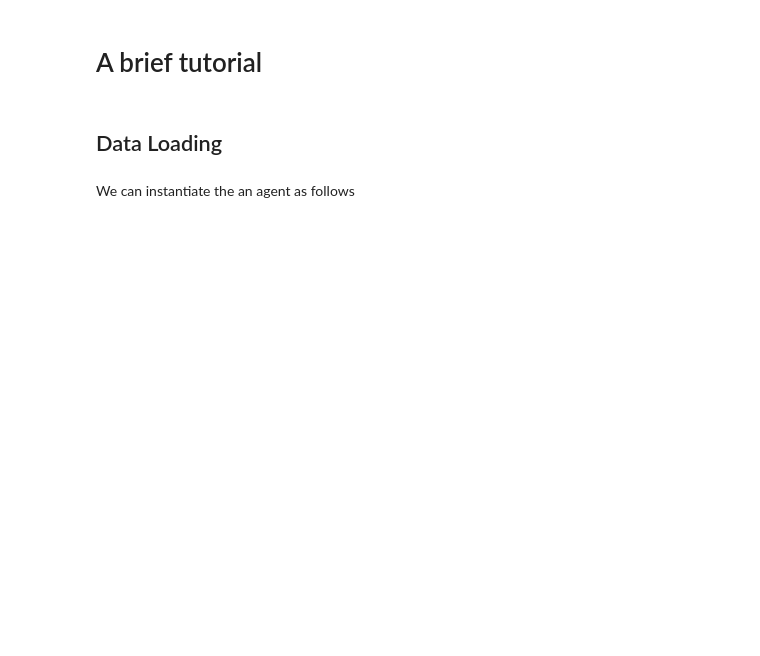
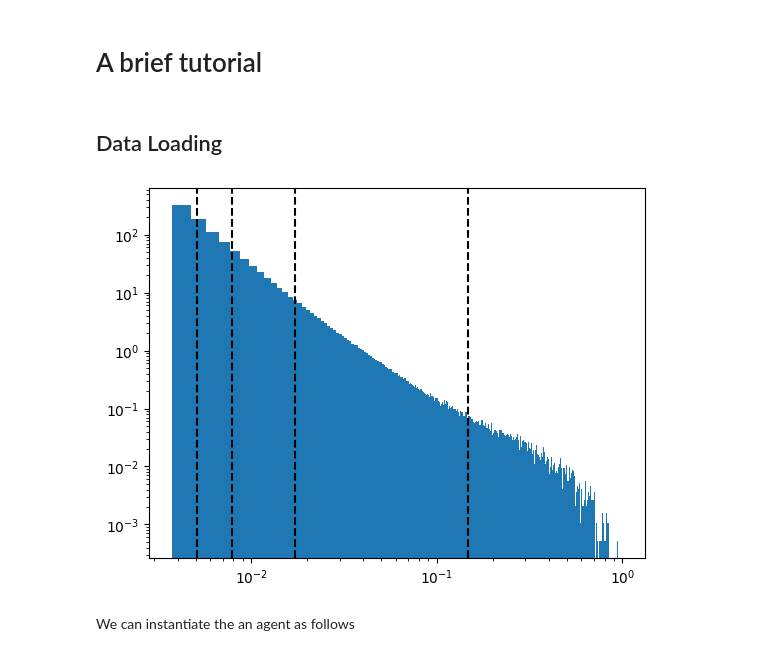
Before and after one commit to PimLb/pynav, a Jupyter notebook: notebooks/Tutorial.ipynb, the cells around one changed output. Drawn from its saved outputs; the diff is of its cells as text; code cells hidden in the pictures; blank space fills up the shorter version.

```diff
--- a/notebooks/Tutorial.ipynb
+++ b/notebooks/Tutorial.ipynb
@@ -15,12 +10,33 @@ from math import isfinite
 # %% [markdown]
 ## Data Loading
 # %%
-data = np.load("/storage/rando/data/nose_data.npy")
+data = np.load("./nose_data_35_153.npy") # replace with your data path
+
 n_thr = 3e-6
-
 data[data < n_thr] = 0.0
 
-data = np.swapaxes(data, 0, 2)
+data_max = data.max()
+# Normalization
+data = data / data_max
+# %%
+# Get distribution of odor concentration
+fig, ax = plt.subplots()
+
+hist, _, _ = ax.hist(data[data > 0].reshape(-1), bins=1000, density=True)
+
+p1 = np.percentile(data[data > 0], 40)
+p2 = np.percentile(data[data > 0], 70)
+p3 = np.percentile(data[data > 0], 90)
+p4 = np.percentile(data[data > 0], 99)
+
+ax.axvline(p1, color='black', linestyle='--')
+ax.axvline(p2, color='black', linestyle='--')
+ax.axvline(p3, color='black', linestyle='--')
+ax.axvline(p4, color='black', linestyle='--')
+ax.set_yscale("log")
+ax.set_xscale("log")
+# %% [output]
+[figure, added]
 # %% [markdown]
 We can instantiate the an agent as follows
 # %%
```
Also changed, not shown: parts of 8 cells of this notebook, 3 other files.
